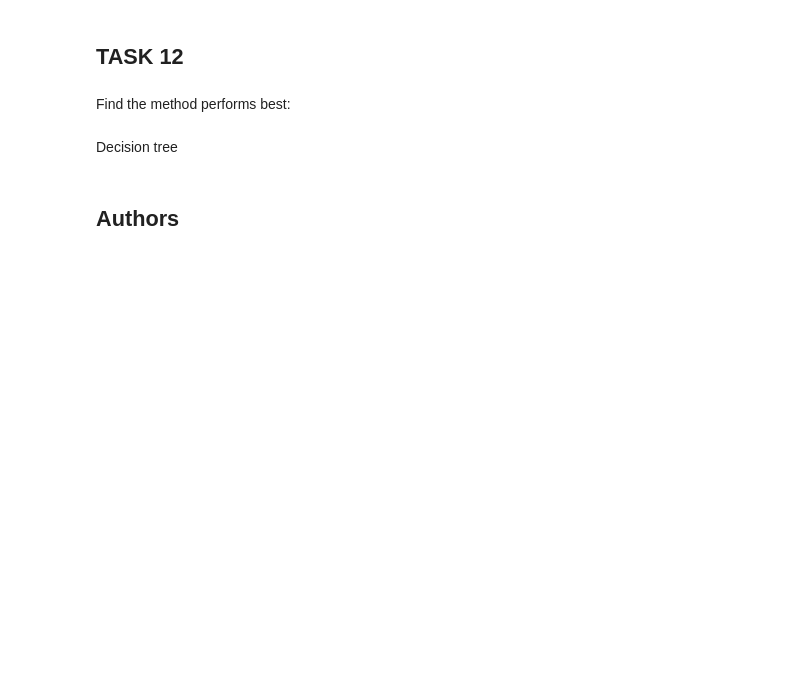
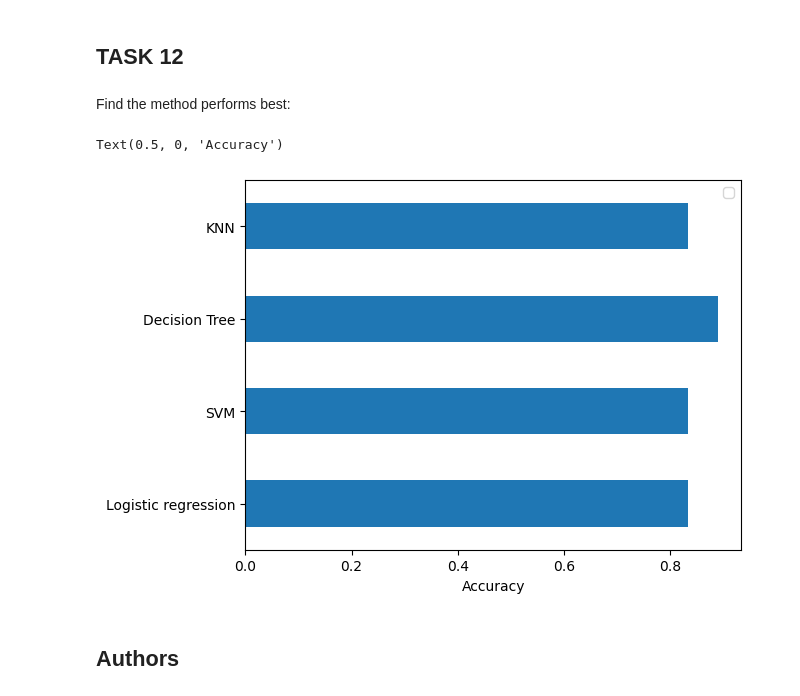
Before and after one commit to Vodrims/AppliedDataScienceCapstone, a Jupyter notebook: 4_SpaceX_Machine_Learning_Prediction_Part_5.jupyterlite.ipynb, the cells around one changed output. Drawn from its saved outputs; the diff is of its cells as text; code cells hidden in the pictures; blank space fills up the shorter version.

Commit message:
New version including barh plot

```diff
--- a/4_SpaceX_Machine_Learning_Prediction_Part_5.jupyterlite.ipynb
+++ b/4_SpaceX_Machine_Learning_Prediction_Part_5.jupyterlite.ipynb
@@ -325,8 +325,15 @@ plot_confusion_matrix(Y_test,yhat)
 ## TASK  12
 # %% [markdown]
 Find the method performs best:
-# %% [markdown]
-Decision tree
+# %%
+dict_accuracies = {'Logistic regression': logreg_cv.score(X_test, Y_test), 'SVM':svm_cv.score(X_test, Y_test), 'Decision Tree':tree_cv.score(X_test, Y_test), 'KNN':knn_cv.score(X_test, Y_test)}
+df_acc = pd.DataFrame.from_dict(dict_accuracies, orient='index')
+df_acc.plot.barh()
+plt.legend('')
+plt.xlabel('Accuracy')
+# %% [output]
+Text(0.5, 0, 'Accuracy')
+[figure, added]
 # %% [markdown]
 ## Authors
 # %% [markdown]
```
Also changed, not shown: parts of 2 cells of this notebook.
